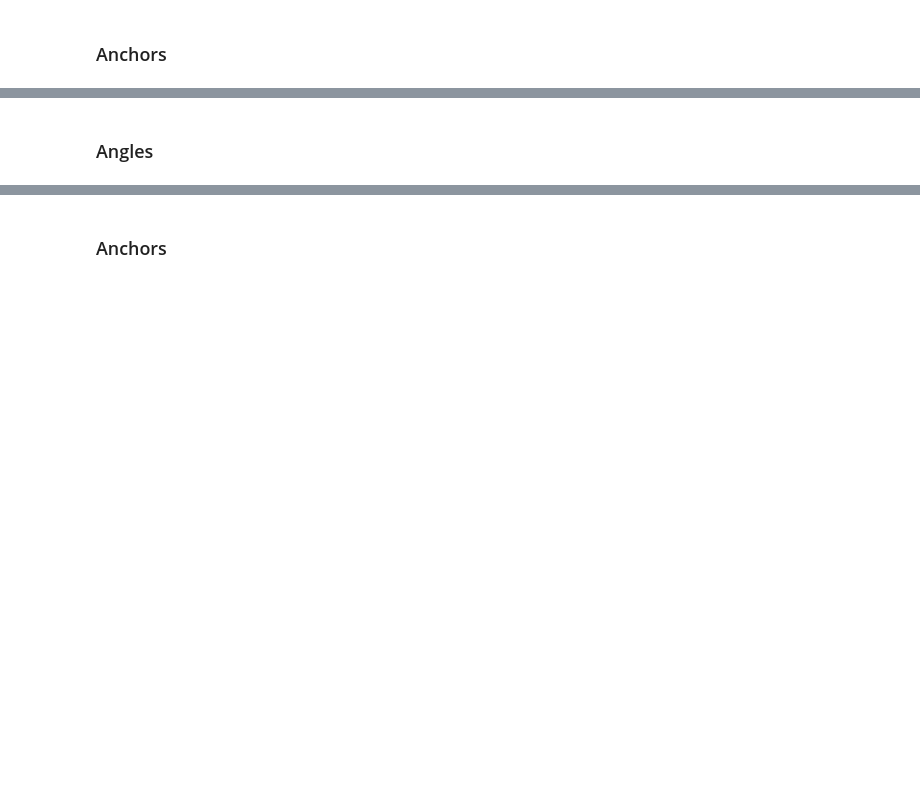
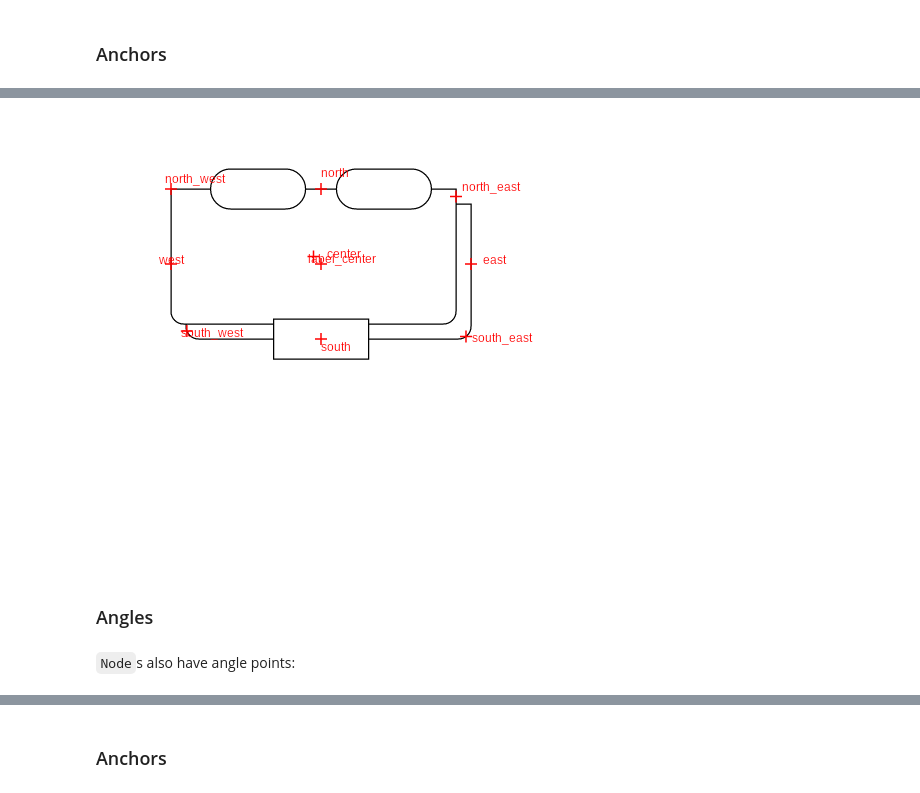
Before and after one commit to adrienrougny/momapy, a Jupyter notebook: momapy/demo/demo.ipynb, the cells around one changed output, grey strips where cells are left out. Saved outputs shown, nothing was run; the diff lists cells and outputs as text; code cells hidden in the pictures; blank space fills up the shorter version.

```diff
--- a/momapy/demo/demo.ipynb
+++ b/momapy/demo/demo.ipynb
@@ -545,6 +569,10 @@ show_room(momapy.sbgn.pd.GenericProcessLayout)
 # %%
-show_room(momapy.sbgn.pd.ComplexMultimerLayout)
+show_room(momapy.sbgn.pd.NucleicAcidFeatureMultimerLayout)
+# %% [output]
+[figure, added]
 # %% [markdown]
 ### Angles
+# %% [markdown]
+`Node`s also have angle points:
 # %%
 lb.self_angle(130)
```
Also changed, not shown: parts of 71 cells of this notebook, 3 other files.
